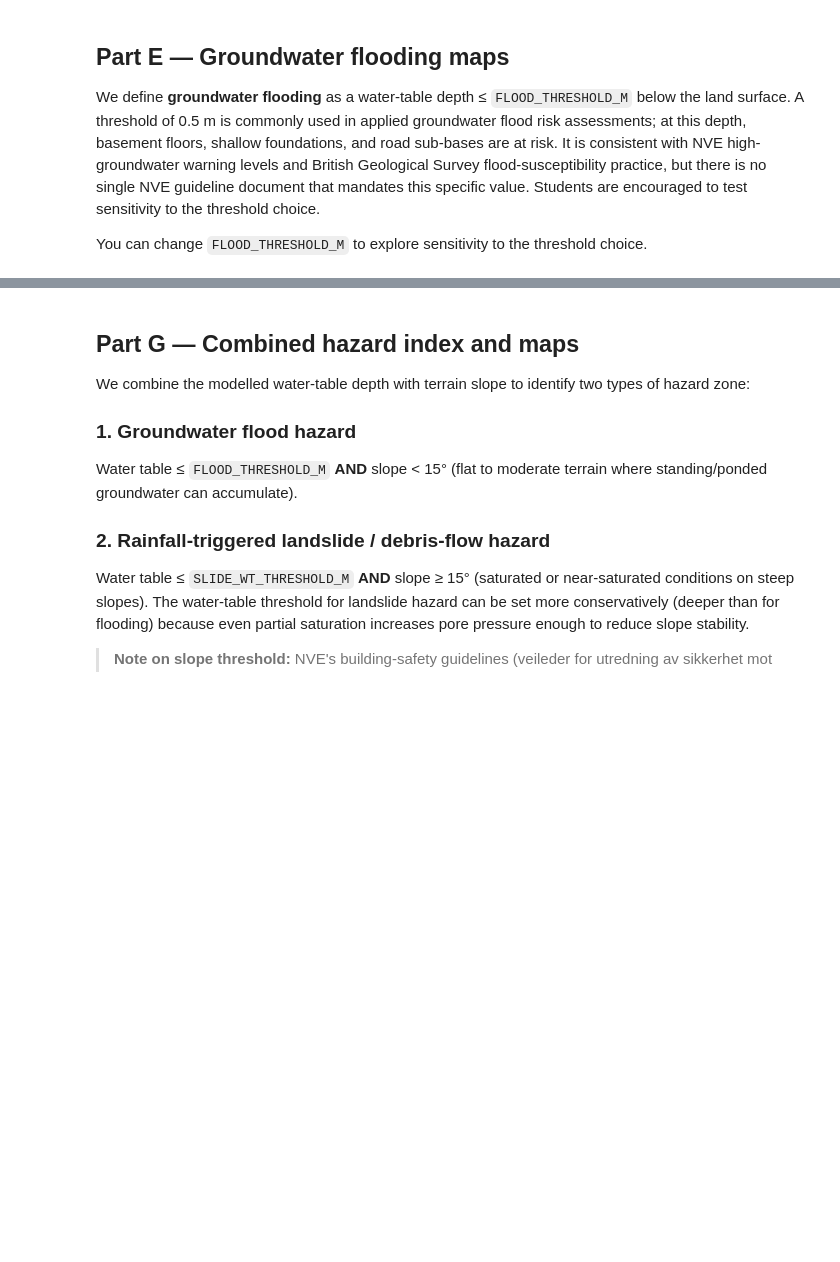
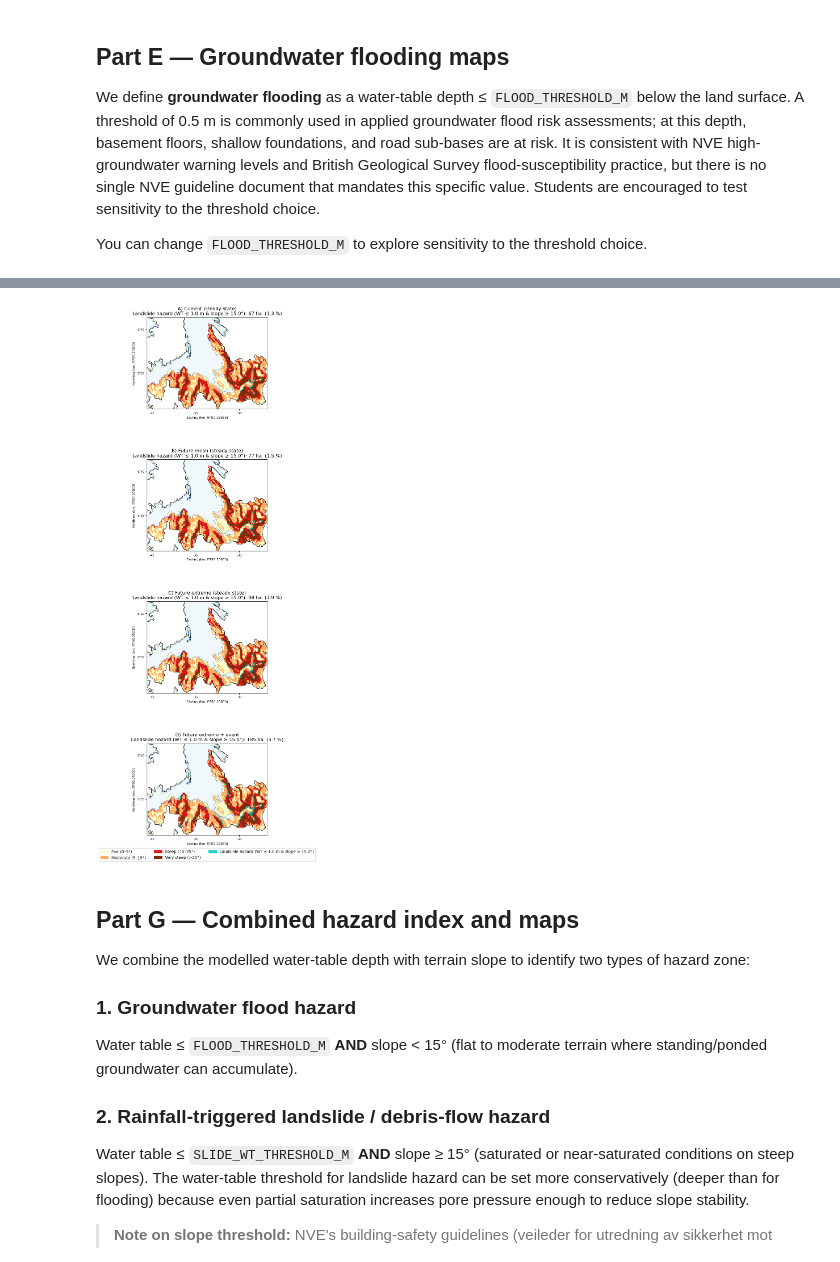
Before and after one commit to ElcoLuijendijk/GEOV212_hydrogeology_exercises, a Jupyter notebook: exercise_5c_climate_hazard.ipynb, the cells around one changed output, grey strips where cells are left out. Saved outputs shown, nothing was run; the diff lists cells and outputs as text; code cells hidden in the pictures; blank space fills up the shorter version.

```diff
--- a/exercise_5c_climate_hazard.ipynb
+++ b/exercise_5c_climate_hazard.ipynb
@@ -686,3 +768,63 @@ print(f'  98th-pct slope              : {_s_hi:.1f}°')
+# %%
+# ── Student input ─────────────────────────────────────────────────────────────
+SLIDE_WT_THRESHOLD_M = 1.0   # WT depth threshold for landslide hazard (m)  <-- edit
+SLIDE_SLOPE_MIN_DEG  = 15.0  # minimum slope for landslide hazard (°)       <-- edit
+FLOOD_SLOPE_MAX_DEG  = 15.0  # maximum slope for flooding hazard (°)        <-- edit
+
+# ── Landslide / debris-flow hazard maps by scenario ─────────────────────────────────────────────
+# Background: terrain classification.  Overlay (cyan): cells where the
+# water table is within SLIDE_WT_THRESHOLD_M of the surface AND slope ≥
+# SLIDE_SLOPE_MIN_DEG.  Cyan (#00c8c8) does not appear in the
+# yellow-orange-red-brown slope colourmap, keeping both layers readable.
+
+ph = gwp._panel_h(nrow, ncol)
+fig, axes = plt.subplots(4, 1, figsize=(7, 4 * ph), squeeze=False)
+fig.subplots_adjust(left=0.08, right=0.92, top=0.97, bottom=0.05, hspace=0.55)
+
+for (pi,), label, letter in zip(_SC_AXES, _SC_LABELS, _PANEL_LETTERS):
+    ax  = axes[pi][0]
+    wtd = wt_depths[label]
+
+    # Background: terrain classification
+    ax.imshow(slope_cls_plot, cmap=_cmap_cls, norm=_bnorm)
+
+    # Landslide hazard overlay
+    slide_mask = (active & ~is_sea
+                  & np.isfinite(wtd)
+                  & (wtd <= SLIDE_WT_THRESHOLD_M)
+                  & (slope_deg >= SLIDE_SLOPE_MIN_DEG))
+    slide_show = np.ma.masked_where(~slide_mask, np.ones((nrow, ncol)))
+    ax.imshow(slide_show, cmap=mcolors.ListedColormap(['#00c8c8']),
+              vmin=0, vmax=1, alpha=0.85, zorder=5)
+
+    n_slide   = int(slide_mask.sum())
+    area_ha   = n_slide * cell_size_m**2 / 1e4
+    pct_slide = 100.0 * n_slide / max(land_cells, 1)
+    ax.set_title(
+        f'{letter}) {label}\n'
+        f'Landslide hazard (WT ≤ {SLIDE_WT_THRESHOLD_M} m & slope ≥ {SLIDE_SLOPE_MIN_DEG}°): '
+        f'{area_ha:.0f} ha  ({pct_slide:.1f} %)')
+
+    gwp.add_map_ticks(ax, grid)
+    gwp.add_map_overlays(ax, grid)
+
+# ── Shared legend ────────────────────────────────────────────────────────────────────────────────
+_slope_patches = [mpatches.Patch(color=_SLOPE_COLORS[k], label=_SLOPE_LABELS[k])
+                  for k in range(4)]
+_slide_patch   = mpatches.Patch(color='#00c8c8', alpha=0.85,
+                                label=f'Landslide hazard (WT ≤ {SLIDE_WT_THRESHOLD_M} m & slope ≥ {SLIDE_SLOPE_MIN_DEG}°)')
+fig.legend(handles=_slope_patches + [_slide_patch],
+           loc='lower center', ncol=3, framealpha=0.9,
+           bbox_to_anchor=(0.5, 0.00))
+
+#fig.suptitle(
+#    'Landslide / debris-flow hazard by scenario\n'
+#    'Background: terrain classification  |  Cyan: landslide hazard zone'
+#    )
+fig.savefig(MODEL_DIR / 'figure_f2_slide_hazard_maps.png', dpi=300, bbox_inches='tight')
+plt.show()
+# %% [output]
+[figure, added]
 # %% [markdown]
 ## Part G — Combined hazard index and maps
 
```
Also changed, not shown: parts of 15 cells of this notebook.
